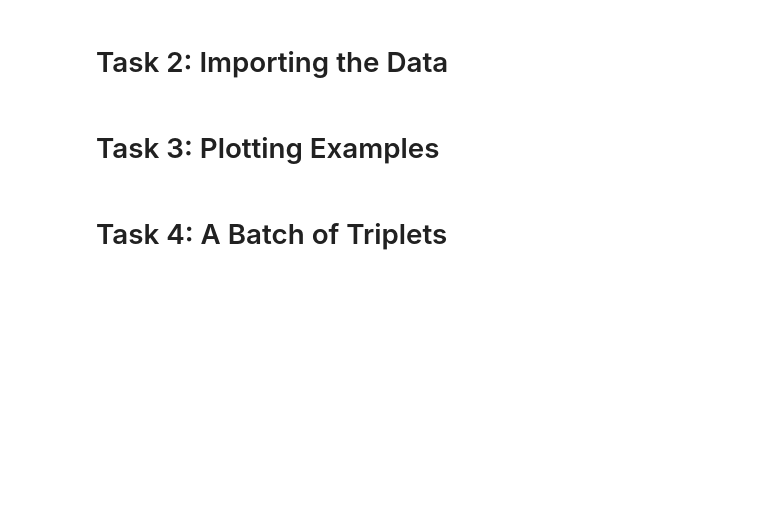
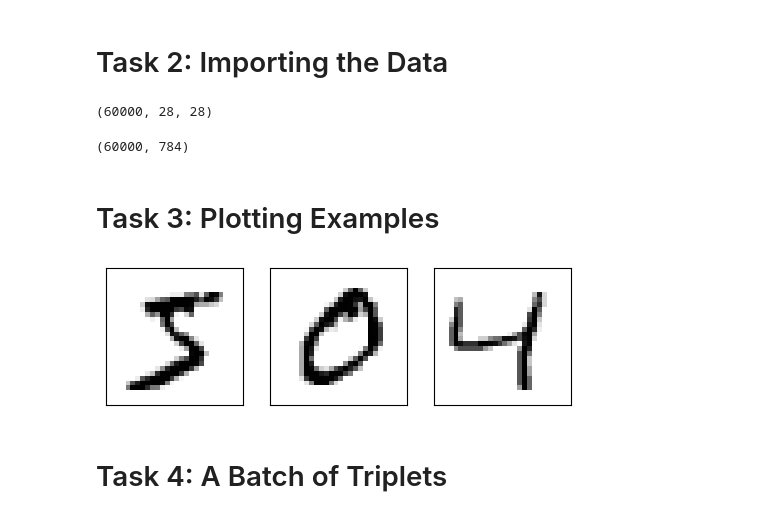
Before and after one commit to mbottoni/siamese-net, a Jupyter notebook: Learner Notebook.ipynb, the cells around one changed output. Drawn from its saved outputs; the diff is of its cells as text; code cells hidden in the pictures; blank space fills up the shorter version.

```diff
--- a/Learner Notebook.ipynb
+++ b/Learner Notebook.ipynb
@@ -39,7 +41,35 @@ All the three images of an example pass through the model, and we get the three
 The three instances of the `EmbeddingModel` shown above are not different instances. It's the same, shared model instance - i.e. the parameters are shared, and are updated for all the three paths simultaneously.
 # %% [markdown]
 # Task 2: Importing the Data
+# %%
+(x_train, y_train), (x_test, y_test) = tf.keras.datasets.mnist.load_data()
+# %%
+x_train.shape
+# %% [output]
+(60000, 28, 28)
+# %%
+# Reshaping and normalizing the images
+x_train = np.reshape(x_train, (60000, 784)) / 255.
+x_test = np.reshape(x_test, (10000, 784)) / 255.
+# %%
+x_train.shape
+# %% [output]
+(60000, 784)
 # %% [markdown]
 # Task 3: Plotting Examples
+# %%
+def plot_triplet(triplet):
+    plt.figure(figsize=(6,2))
+    for i in range(0, 3):
+        plt.subplot(1, 3, i+1)
+        plt.imshow(np.reshape(triplet[i],(28,28)), cmap='binary')
+        plt.xticks([])
+        plt.yticks([])
+
+    plt.show()
+# %%
+plot_triplet([x_train[0], x_train[1], x_train[2]])
+# %% [output]
+[figure, added]
 # %% [markdown]
 # Task 4: A Batch of Triplets
```
Also changed, not shown: parts of 11 cells of this notebook.
